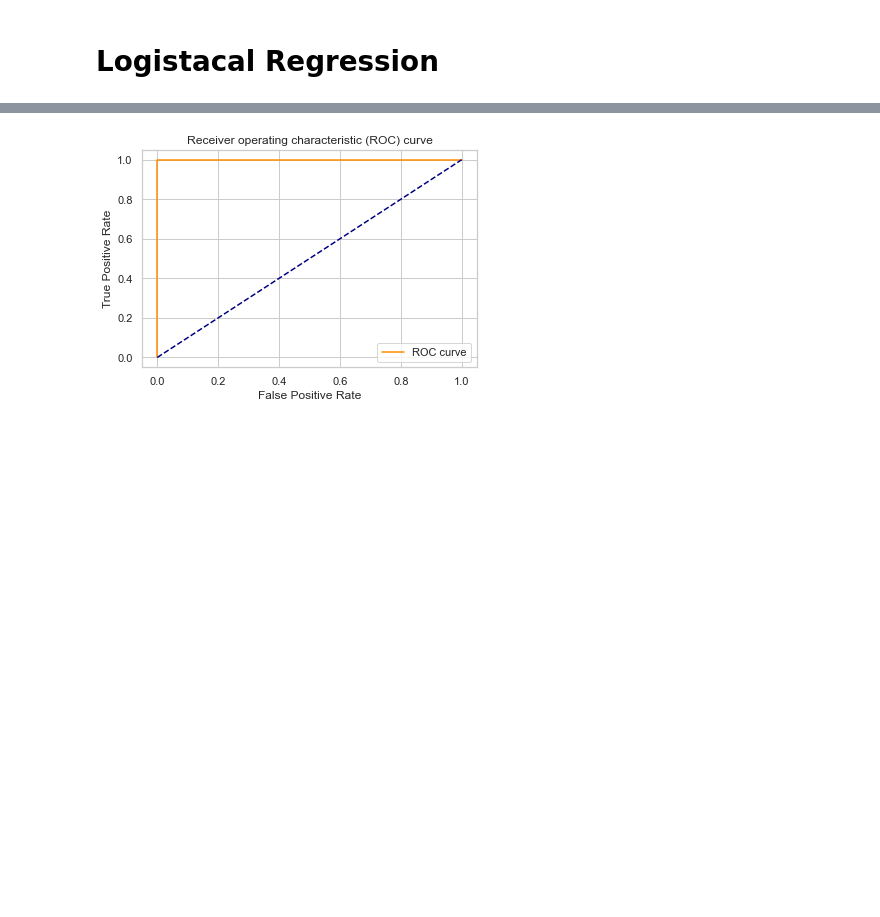
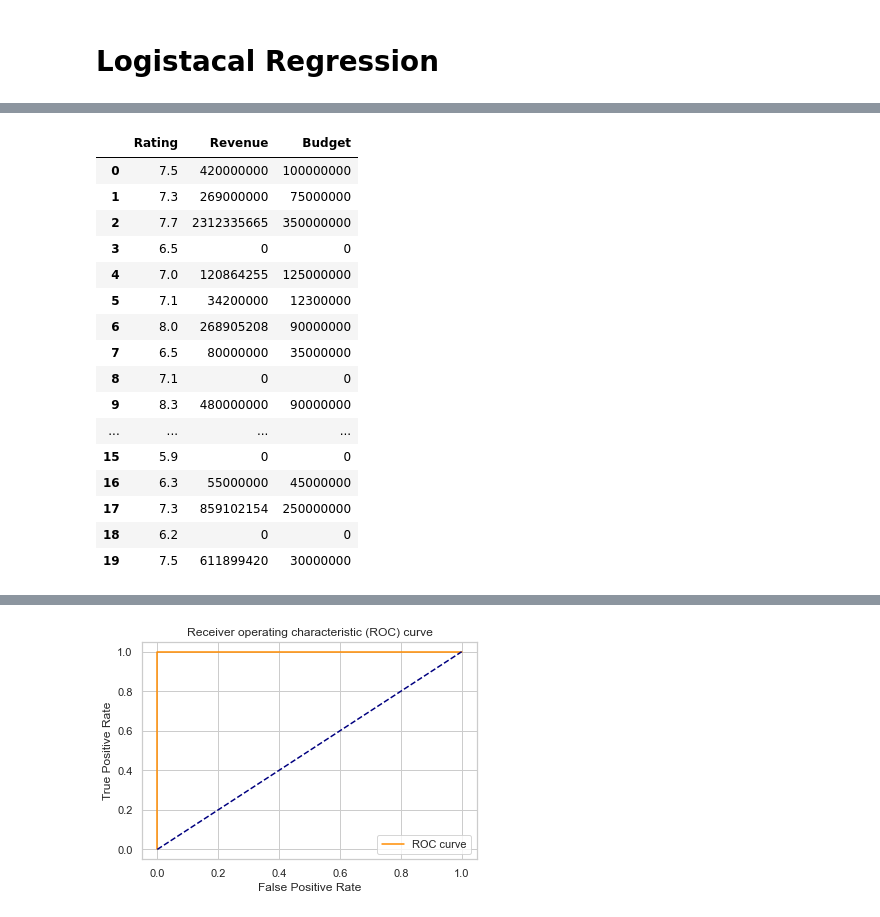
Before and after one commit to 123bros/Movie-Analysis, a Jupyter notebook: Logistical_regression-checkpoint.ipynb, the cells around one changed output, grey strips where cells are left out. Saved outputs shown, nothing was run; the diff lists cells and outputs as text; code cells hidden in the pictures; blank space fills up the shorter version.

```diff
--- a/Logistical_regression-checkpoint.ipynb
+++ b/Logistical_regression-checkpoint.ipynb
@@ -16,6 +37,25 @@ data= pd.read_csv('cleaned-movie-dataset.csv')
 # %%
 # Extract the required columns
 df = data[['Rating', 'Revenue', 'Budget']]
 
 # Drop rows with missing values
 df = df.dropna()
+df
+# %% [output]
+|  | Rating | Revenue | Budget |
+| 0 | 7.5 | 420000000 | 100000000 |
+| 1 | 7.3 | 269000000 | 75000000 |
+| 2 | 7.7 | 2312335665 | 350000000 |
+| 3 | 6.5 | 0 | 0 |
+| 4 | 7.0 | 120864255 | 125000000 |
+| 5 | 7.1 | 34200000 | 12300000 |
+| 6 | 8.0 | 268905208 | 90000000 |
+| 7 | 6.5 | 80000000 | 35000000 |
+| 8 | 7.1 | 0 | 0 |
+| 9 | 8.3 | 480000000 | 90000000 |
+| ... | ... | ... | ... |
+| 15 | 5.9 | 0 | 0 |
+| 16 | 6.3 | 55000000 | 45000000 |
+| 17 | 7.3 | 859102154 | 250000000 |
+| 18 | 6.2 | 0 | 0 |
+| 19 | 7.5 | 611899420 | 30000000 |
```
Also changed, not shown: parts of 15 cells of this notebook.
